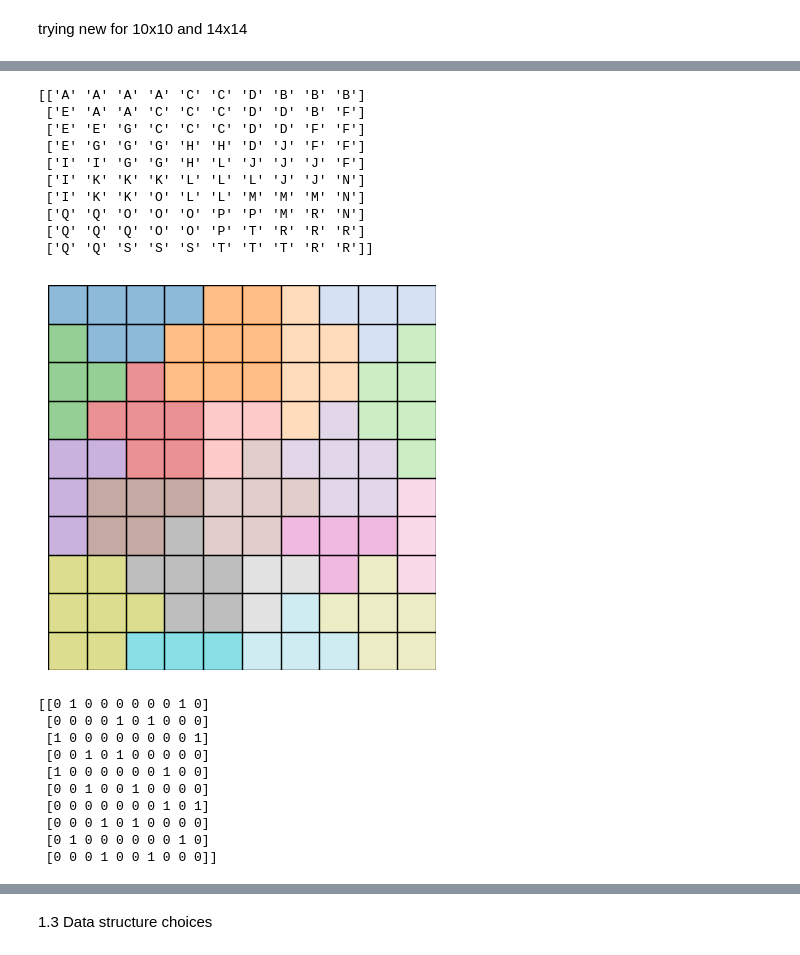
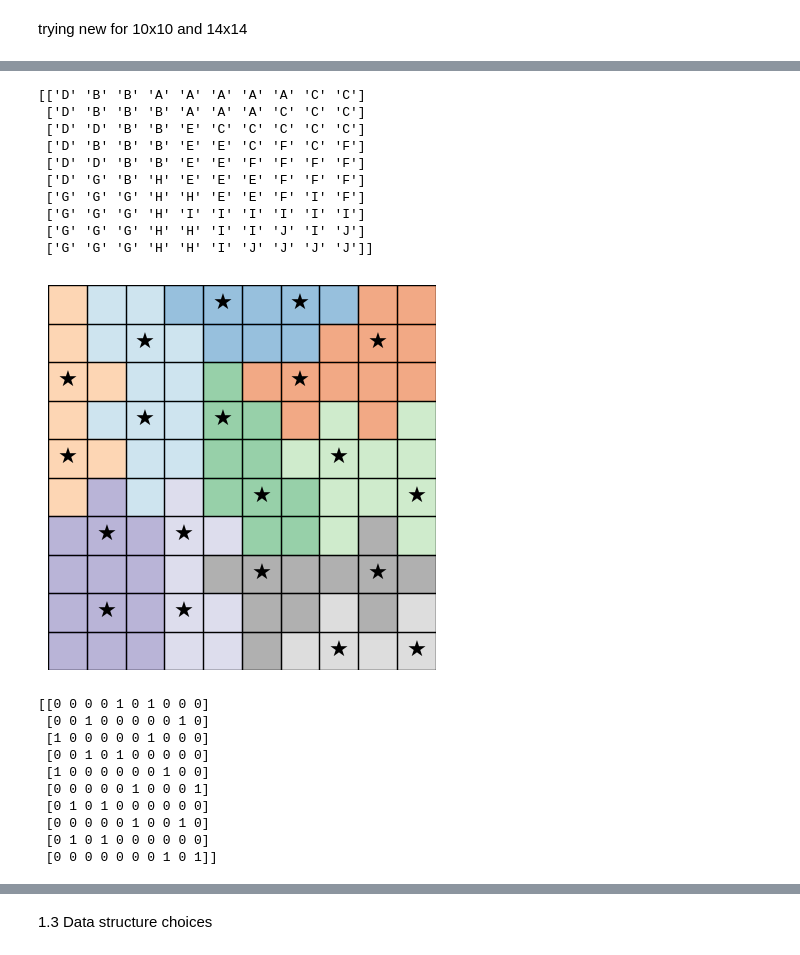
Before and after one commit to smjw/StarBattle, a Jupyter notebook: notebook.ipynb, the cells around one changed output, grey strips where cells are left out. Drawn from its saved outputs; the diff is of its cells as text; code cells hidden in the pictures.

```diff
--- a/notebook.ipynb
+++ b/notebook.ipynb
@@ -537,0 +549,37 @@ def generate_regions2(solution):
+# %%
+def group_stars(stars, stars_per_region):
+        # Function to group stars into regions
+        star_set = set(stars)  # Set for faster lookup
+        grouped_stars = set()
+        star_groups = []
+
+        def find_group(start):
+            """Finds the nearest ungrouped stars to `start`, up to `stars_per_region`."""
+            queue = deque([start])
+            current_group = []
+            visited = set()  # Avoid revisiting stars
+
+            while queue and len(current_group) < stars_per_region:
+                r, c = queue.popleft()
+                if (r, c) in grouped_stars or (r, c) in visited:
+                    continue
+
+                current_group.append((r, c))
+                grouped_stars.add((r, c))
+                visited.add((r, c))
+
+                # Find all ungrouped stars sorted by Manhattan distance
+                ungrouped_stars = [s for s in star_set if s not in grouped_stars]
+                ungrouped_stars.sort(key=lambda s: abs(s[0] - r) + abs(s[1] - c))
+
+                # Add nearest stars to the queue
+                queue.extend(ungrouped_stars[:stars_per_region - len(current_group)])
+
+            return current_group
+
+        # Group stars until all are grouped
+        for start_star in stars:
+            if start_star not in grouped_stars:
+                star_groups.append(find_group(start_star))
+
+        return star_groups
@@ -538,27 +661,28 @@ def generate_regions2(solution):
 # %%
-puzzle10 = generate_regions2(solution10)
+solution10 = generate_star_solution(10)
+puzzle10 = generate_regions3(solution10)
 print(puzzle10)
 visualize_star_battle(puzzle10, solution10)
 print(solution10)
 # %% [output]
-[['A' 'A' 'A' 'A' 'C' 'C' 'D' 'B' 'B' 'B']
- ['E' 'A' 'A' 'C' 'C' 'C' 'D' 'D' 'B' 'F']
- ['E' 'E' 'G' 'C' 'C' 'C' 'D' 'D' 'F' 'F']
- ['E' 'G' 'G' 'G' 'H' 'H' 'D' 'J' 'F' 'F']
- ['I' 'I' 'G' 'G' 'H' 'L' 'J' 'J' 'J' 'F']
- ['I' 'K' 'K' 'K' 'L' 'L' 'L' 'J' 'J' 'N']
- ['I' 'K' 'K' 'O' 'L' 'L' 'M' 'M' 'M' 'N']
- ['Q' 'Q' 'O' 'O' 'O' 'P' 'P' 'M' 'R' 'N']
- ['Q' 'Q' 'Q' 'O' 'O' 'P' 'T' 'R' 'R' 'R']
- ['Q' 'Q' 'S' 'S' 'S' 'T' 'T' 'T' 'R' 'R']]
+[['D' 'B' 'B' 'A' 'A' 'A' 'A' 'A' 'C' 'C']
+ ['D' 'B' 'B' 'B' 'A' 'A' 'A' 'C' 'C' 'C']
+ ['D' 'D' 'B' 'B' 'E' 'C' 'C' 'C' 'C' 'C']
+ ['D' 'B' 'B' 'B' 'E' 'E' 'C' 'F' 'C' 'F']
+ ['D' 'D' 'B' 'B' 'E' 'E' 'F' 'F' 'F' 'F']
+ ['D' 'G' 'B' 'H' 'E' 'E' 'E' 'F' 'F' 'F']
+ ['G' 'G' 'G' 'H' 'H' 'E' 'E' 'F' 'I' 'F']
+ ['G' 'G' 'G' 'H' 'I' 'I' 'I' 'I' 'I' 'I']
+ ['G' 'G' 'G' 'H' 'H' 'I' 'I' 'J' 'I' 'J']
+ ['G' 'G' 'G' 'H' 'H' 'I' 'J' 'J' 'J' 'J']]
-[figure, old version]
+[figure, new version]
-[[0 1 0 0 0 0 0 0 1 0]
- [0 0 0 0 1 0 1 0 0 0]
- [1 0 0 0 0 0 0 0 0 1]
+[[0 0 0 0 1 0 1 0 0 0]
+ [0 0 1 0 0 0 0 0 1 0]
+ [1 0 0 0 0 0 1 0 0 0]
  [0 0 1 0 1 0 0 0 0 0]
  [1 0 0 0 0 0 0 1 0 0]
- [0 0 1 0 0 1 0 0 0 0]
- [0 0 0 0 0 0 0 1 0 1]
- [0 0 0 1 0 1 0 0 0 0]
- [0 1 0 0 0 0 0 0 1 0]
- [0 0 0 1 0 0 1 0 0 0]]
+ [0 0 0 0 0 1 0 0 0 1]
+ [0 1 0 1 0 0 0 0 0 0]
+ [0 0 0 0 0 1 0 0 1 0]
+ [0 1 0 1 0 0 0 0 0 0]
+ [0 0 0 0 0 0 0 1 0 1]]
```
Also changed, not shown: parts of 12 cells of this notebook.
